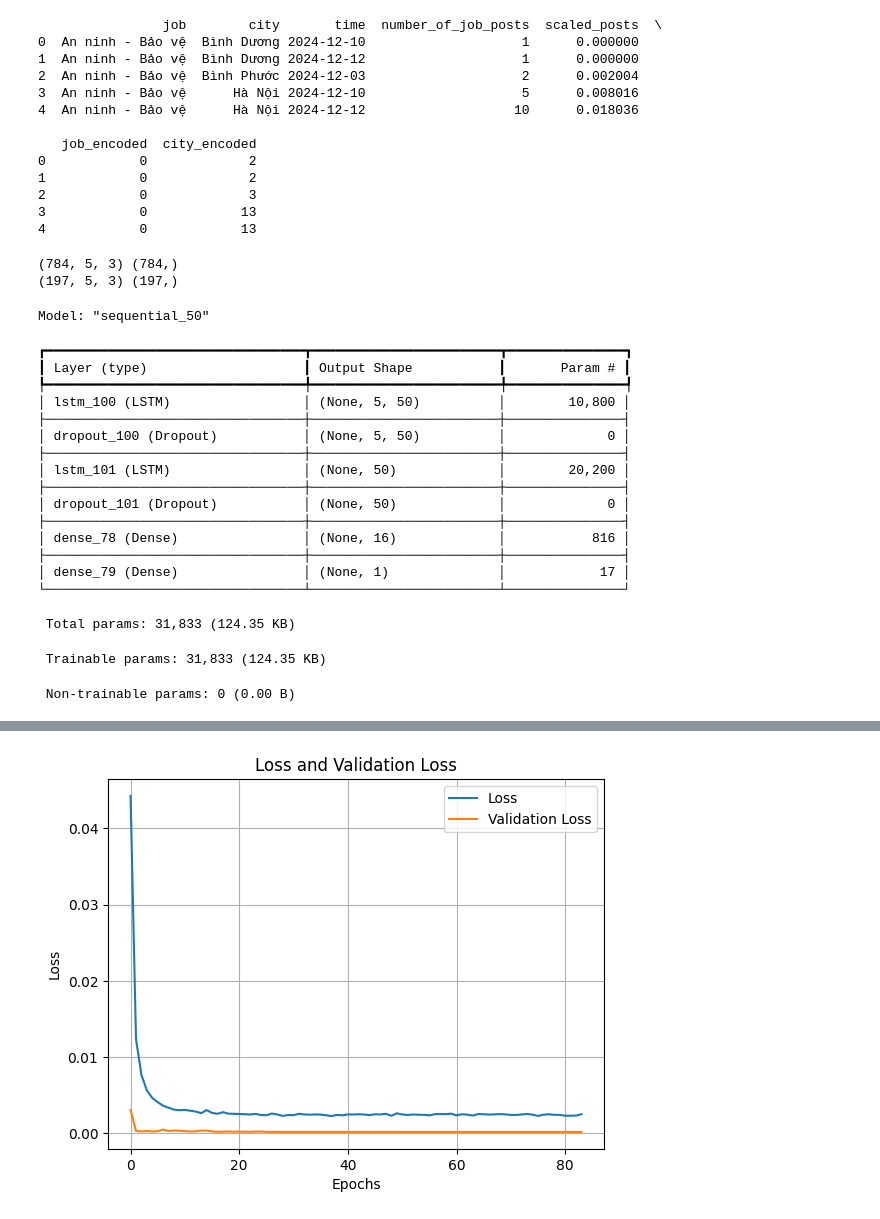
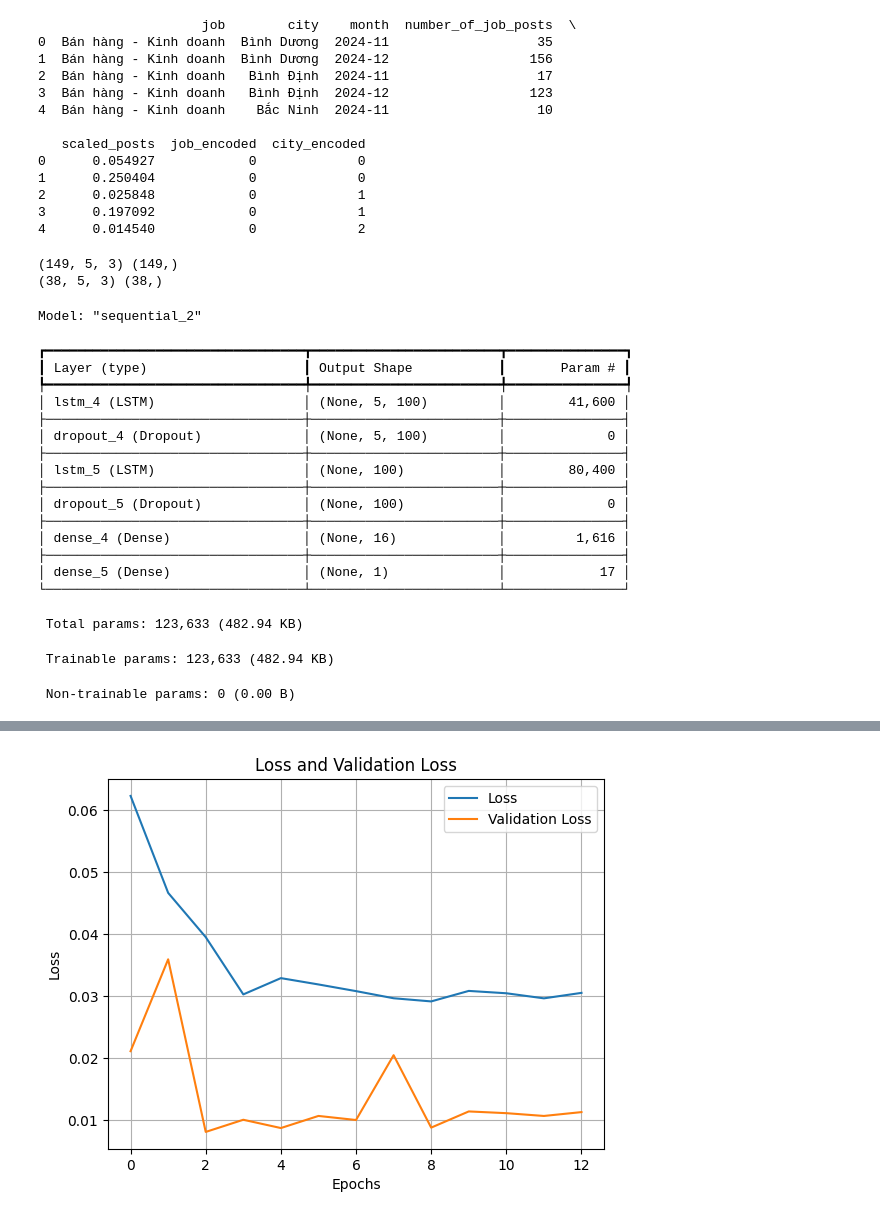
Before and after one commit to ngtantai48/CapstoneProject, a Jupyter notebook: ai/colab/forecast_job.ipynb, the cells around one changed output, grey strips where cells are left out. Cells and saved outputs as stored; diff of their text form; code cells hidden in the pictures.

```diff
--- a/ai/colab/forecast_job.ipynb
+++ b/ai/colab/forecast_job.ipynb
@@ -23,7 +23,9 @@ df = df.ffill()
 
 df['time'] = pd.to_datetime(df[['year', 'month', 'day']])
 
-aggregated_data = df.groupby(['job', 'city', 'time'])['number_of_job_posts'].sum().reset_index()
+df['month'] = df['time'].dt.to_period('M')
+
+aggregated_data = df.groupby(['job', 'city', 'month'])['number_of_job_posts'].sum().reset_index()
 
 print(aggregated_data.head())
 # %% [output]
@@ -108,19 +100,19 @@ aggregated_data['city_encoded'] = city_encoder.fit_transform(aggregated_data['ci
 # %%
 print(aggregated_data.head())
 # %% [output]
-                job        city       time  number_of_job_posts  scaled_posts  \
-0  An ninh - Bảo vệ  Bình Dương 2024-12-10                    1      0.000000
-1  An ninh - Bảo vệ  Bình Dương 2024-12-12                    1      0.000000
-2  An ninh - Bảo vệ  Bình Phước 2024-12-03                    2      0.002004
-3  An ninh - Bảo vệ      Hà Nội 2024-12-10                    5      0.008016
-4  An ninh - Bảo vệ      Hà Nội 2024-12-12                   10      0.018036
+                     job        city    month  number_of_job_posts  \
+0  Bán hàng - Kinh doanh  Bình Dương  2024-11                   35
+1  Bán hàng - Kinh doanh  Bình Dương  2024-12                  156
+2  Bán hàng - Kinh doanh   Bình Định  2024-11                   17
+3  Bán hàng - Kinh doanh   Bình Định  2024-12                  123
+4  Bán hàng - Kinh doanh    Bắc Ninh  2024-11                   10
 
-   job_encoded  city_encoded
-0            0             2
-1            0             2
-2            0             3
-3            0            13
-4            0            13
+   scaled_posts  job_encoded  city_encoded
+0      0.054927            0             0
+1      0.250404            0             0
+2      0.025848            0             1
+3      0.197092            0             1
+4      0.014540            0             2
 # %%
 def create_time_series(df, time_steps=1):
     dataX, dataY = [], []
@@ -147,8 +139,8 @@ X_test = X_test.reshape(X_test.shape[0], X_test.shape[1], len(features))
 print(X_train.shape, y_train.shape)
 print(X_test.shape, y_test.shape)
 # %% [output]
-(784, 5, 3) (784,)
-(197, 5, 3) (197,)
+(149, 5, 3) (149,)
+(38, 5, 3) (38,)
 # %%
 def build_lstm_model(input_shape):
     model = Sequential()
@@ -164,24 +156,24 @@ def build_lstm_model(input_shape):
 model = build_lstm_model((X_train.shape[1], X_train.shape[2]))
 model.summary()
 # %% [output]
-Model: "sequential_50"
+Model: "sequential_2"
 ┏━━━━━━━━━━━━━━━━━━━━━━━━━━━━━━━━━┳━━━━━━━━━━━━━━━━━━━━━━━━┳━━━━━━━━━━━━━━━┓
 ┃ Layer (type)                    ┃ Output Shape           ┃       Param # ┃
 ┡━━━━━━━━━━━━━━━━━━━━━━━━━━━━━━━━━╇━━━━━━━━━━━━━━━━━━━━━━━━╇━━━━━━━━━━━━━━━┩
-│ lstm_100 (LSTM)                 │ (None, 5, 50)          │        10,800 │
+│ lstm_4 (LSTM)                   │ (None, 5, 100)         │        41,600 │
 ├─────────────────────────────────┼────────────────────────┼───────────────┤
-│ dropout_100 (Dropout)           │ (None, 5, 50)          │             0 │
+│ dropout_4 (Dropout)             │ (None, 5, 100)         │             0 │
 ├─────────────────────────────────┼────────────────────────┼───────────────┤
-│ lstm_101 (LSTM)                 │ (None, 50)             │        20,200 │
+│ lstm_5 (LSTM)                   │ (None, 100)            │        80,400 │
 ├─────────────────────────────────┼────────────────────────┼───────────────┤
-│ dropout_101 (Dropout)           │ (None, 50)             │             0 │
+│ dropout_5 (Dropout)             │ (None, 100)            │             0 │
 ├─────────────────────────────────┼────────────────────────┼───────────────┤
-│ dense_78 (Dense)                │ (None, 16)             │           816 │
+│ dense_4 (Dense)                 │ (None, 16)             │         1,616 │
 ├─────────────────────────────────┼────────────────────────┼───────────────┤
-│ dense_79 (Dense)                │ (None, 1)              │            17 │
+│ dense_5 (Dense)                 │ (None, 1)              │            17 │
 └─────────────────────────────────┴────────────────────────┴───────────────┘
- Total params: 31,833 (124.35 KB)
+ Total params: 123,633 (482.94 KB)
- Trainable params: 31,833 (124.35 KB)
+ Trainable params: 123,633 (482.94 KB)
  Non-trainable params: 0 (0.00 B)
 # %%
 from tensorflow.keras.callbacks import ReduceLROnPlateau, EarlyStopping
@@ -192,7 +184,7 @@ early_stopping = EarlyStopping(monitor="val_loss", patience=10, mode="min", rest
 history = model.fit(
     X_train, y_train,
     epochs=100,
-    batch_size=32,
+    batch_size=16,
     validation_data=(X_test, y_test),
     callbacks=[early_stopping, reduce_lr],
     verbose=1,
@@ -227,4 +219,4 @@ Epoch 84/100
-[figure, old version]
+[figure, new version]
 # %%
 train_predict = model.predict(X_train)
 test_predict = model.predict(X_test)
```
Also changed, not shown: parts of 7 cells of this notebook, 8 other files.
